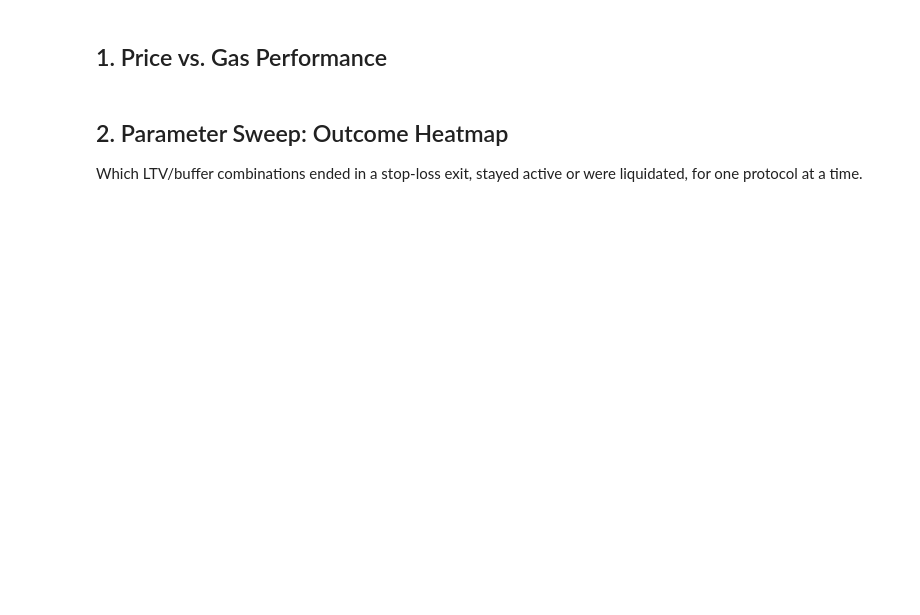
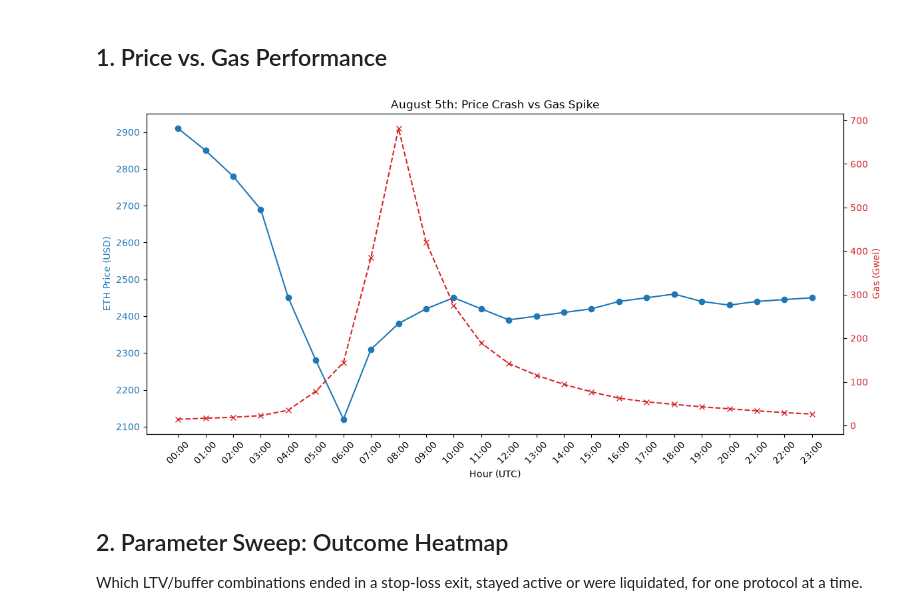
Before and after one commit to RahilBhavan/summer-fi-risk-analysis, a Jupyter notebook: notebooks/aug5_analysis.ipynb, the cells around one changed output. Saved outputs shown, nothing was run; the diff lists cells and outputs as text; code cells hidden in the pictures; blank space fills up the shorter version.

```diff
--- a/notebooks/aug5_analysis.ipynb
+++ b/notebooks/aug5_analysis.ipynb
@@ -16,20 +23,22 @@ df.head()
 # %%
 fig, ax1 = plt.subplots(figsize=(12, 6))
 
 ax1.set_xlabel('Hour (UTC)')
 ax1.set_ylabel('ETH Price (USD)', color='tab:blue')
 ax1.plot(df['Hour_UTC'], df['Price_USD'], color='tab:blue', marker='o', label='ETH Price')
 ax1.tick_params(axis='y', labelcolor='tab:blue')
 ax1.set_title('August 5th: Price Crash vs Gas Spike')
 
 ax2 = ax1.twinx()
 ax2.set_ylabel('Gas (Gwei)', color='tab:red')
 ax2.plot(df['Hour_UTC'], df['Gas_Gwei'], color='tab:red', marker='x', linestyle='--', label='Gas Price')
 ax2.tick_params(axis='y', labelcolor='tab:red')
 
-plt.xticks(rotation=45)
+ax1.tick_params(axis='x', rotation=45)
 fig.tight_layout()
 plt.show()
+# %% [output]
+[figure, added]
 # %% [markdown]
 ## 2. Parameter Sweep: Outcome Heatmap
 Which LTV/buffer combinations ended in a stop-loss exit, stayed active or were liquidated, for one protocol at a time.
```
Also changed, not shown: parts of 3 cells of this notebook.
